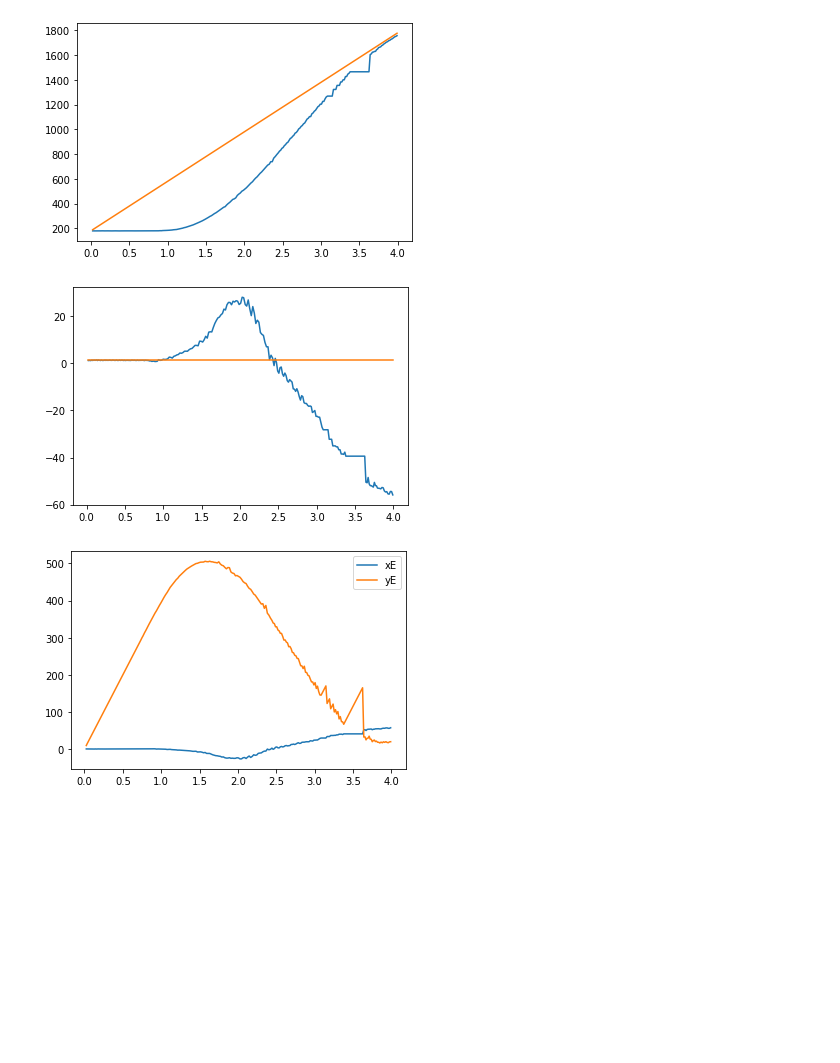
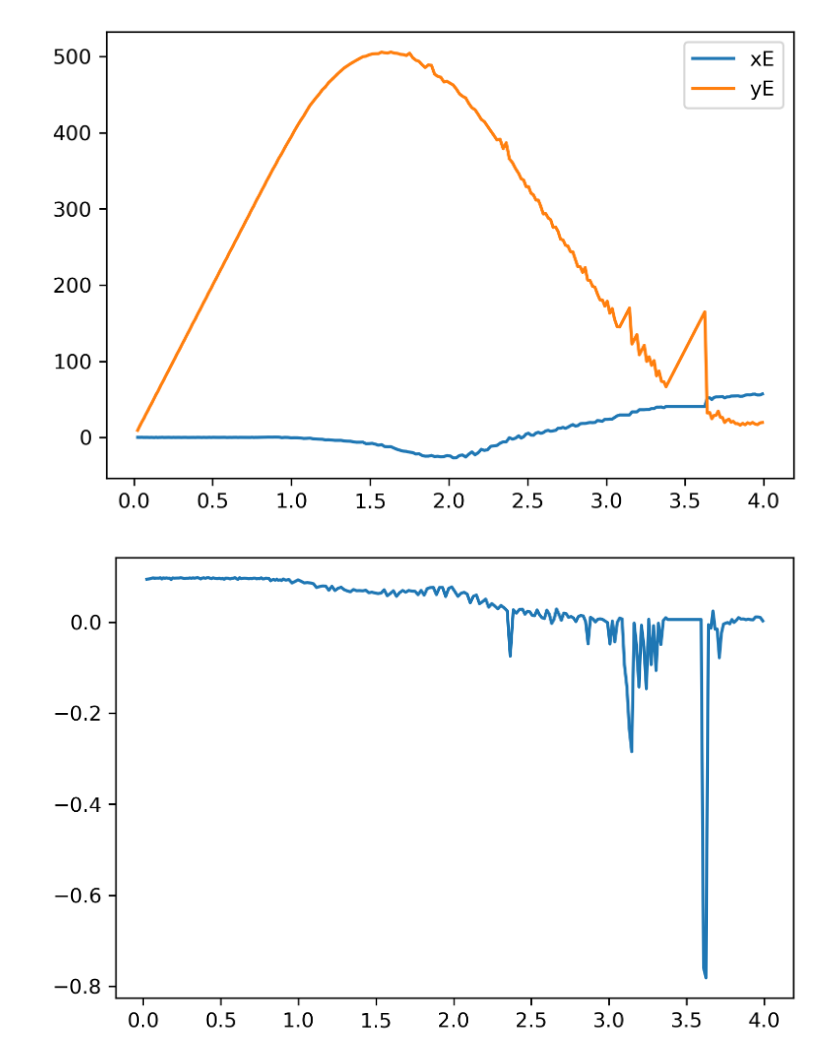
Before and after one commit to dyerbm/OmniWheel, a Jupyter notebook: Omniwheel VICON Code/DataProcessing.ipynb, the cells around one changed output. Drawn from its saved outputs; the diff is of its cells as text; code cells hidden in the pictures; blank space fills up the shorter version.

```diff
--- a/Omniwheel VICON Code/DataProcessing.ipynb
+++ b/Omniwheel VICON Code/DataProcessing.ipynb
@@ -2,12 +2,15 @@
 import numpy as np
 import pandas as pd
 import matplotlib.pyplot as plt
+import matplotlib as mpl
+mpl.rcParams['figure.dpi'] = 300
 # %%
-fileName = "posY"
+fileName = "circle10s"
 
 data = pd.read_excel("./Raw Data/"+fileName+"_Raw.xlsx")
 data = data.set_axis(['timeglobal','xR','yR','thetaR','xD','yD','thetaD','xE','yE','thetaE','u1','u2','u3','u4'], axis=1, inplace=False)
 
+#get rid of zeros at the end
 dataToDrop = []
 for i in range(len(data['timeglobal'])):
     if data['timeglobal'][i]==0:
@@ -18,18 +39,10 @@ data = data.drop(dataToDrop)
 # %%
-plt.plot(data['timeglobal'],data['yR'],data['timeglobal'],data['yD'])
+plt.plot(data['timeglobal'],data['xE'],data['timeglobal'],data['yE'])
+plt.legend(["xE","yE"])
 plt.show()
+
+plt.plot(data['timeglobal'],data['thetaE'])
+plt.show()
 # %% [output]
-[figure, old version]
+[figure, new version]
+[figure, added]
-# %%
-plt.plot(data['timeglobal'],data['xR'],data['timeglobal'],data['xD'])
-plt.show()
-# %% [output]
-[figure, removed]
-# %%
-plt.plot(data['timeglobal'],data['xE'],data['timeglobal'],data['yE'])
-plt.legend(["xE","yE"])
-plt.show()
-
-plt.plot(data['timeglobal'])
-# %% [output]
-[figure, removed]
```
Also changed, not shown: parts of 3 cells of this notebook.
